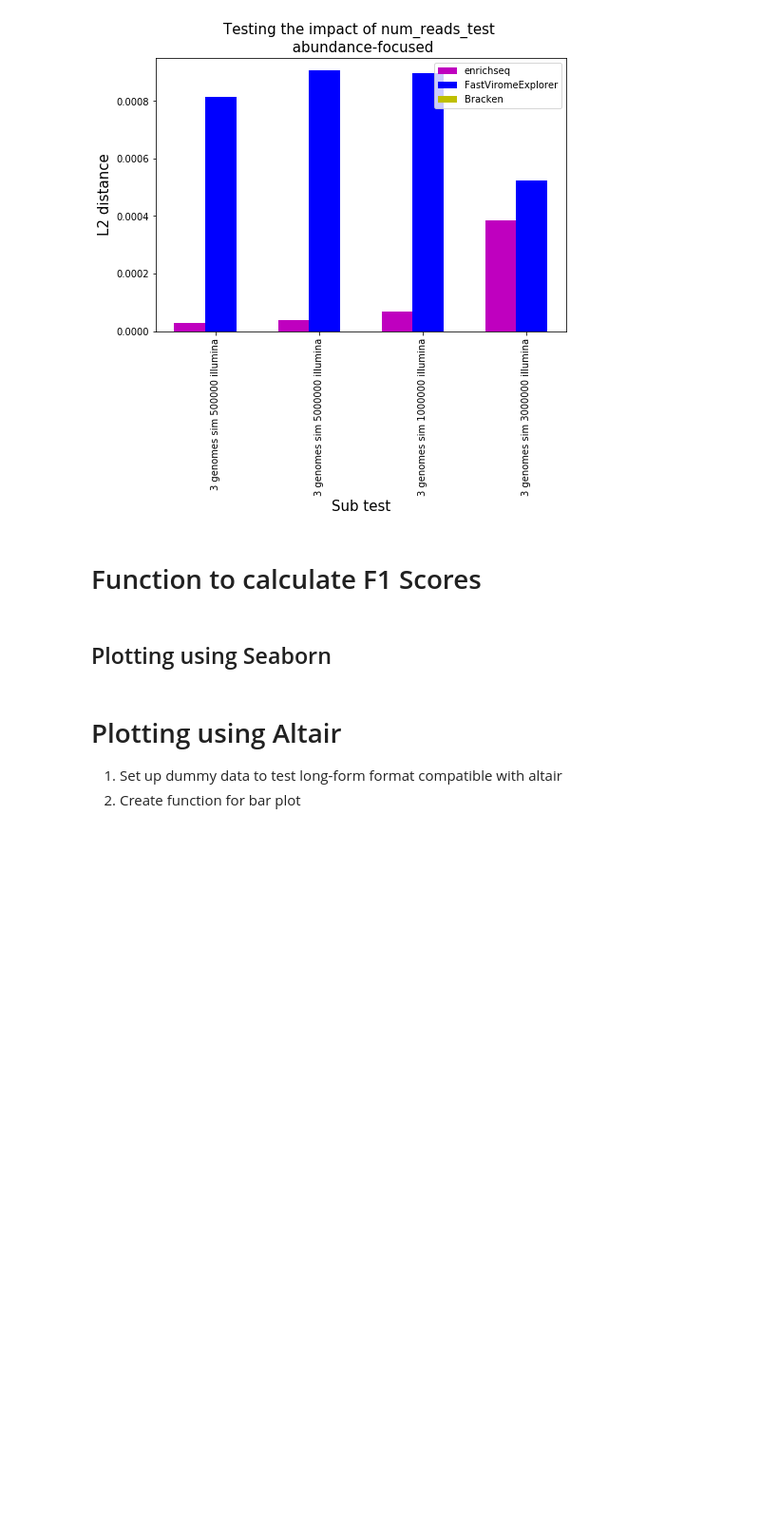
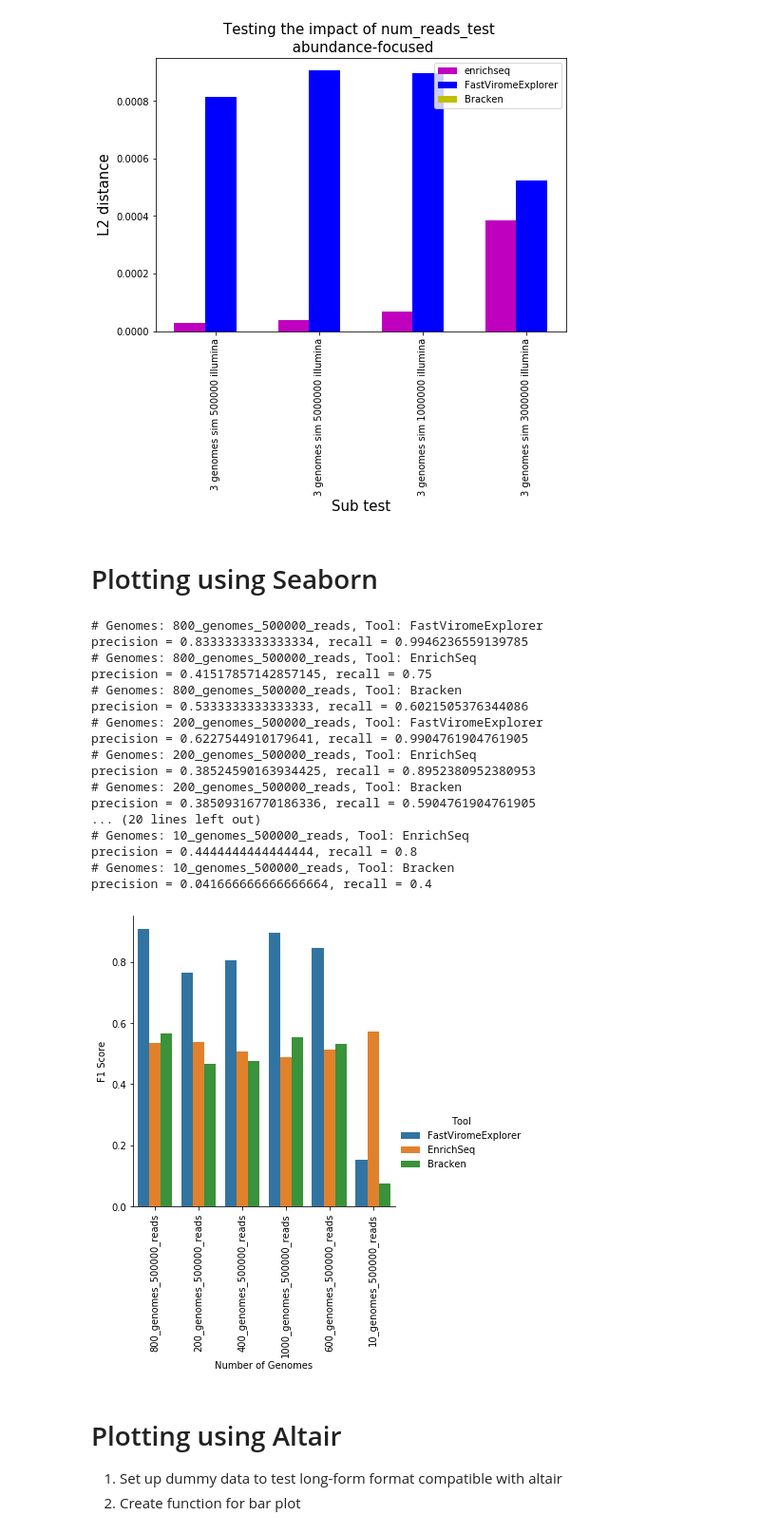
Before and after one commit to Dreycey/Phage-EnrichSeq, a Jupyter notebook: src/benchmarking/Benchmarking_Notebook.ipynb, the cells around one changed output. Shown at 95% size. Saved outputs shown, nothing was run; the diff lists cells and outputs as text; code cells hidden in the pictures; blank space fills up the shorter version.

Commit message:
Added Seaborn plotting for classification task

```diff
--- a/src/benchmarking/Benchmarking_Notebook.ipynb
+++ b/src/benchmarking/Benchmarking_Notebook.ipynb
@@ -813,5 +794,3 @@ plot_barplot(results, test='num_reads_test', metric='abundance')
 # %% [output]
 [figure]
 [figure]
-# %% [markdown]
-# Function to calculate F1 Scores
@@ -835,2 +797,2 @@ def calc_f1score(input_results):
 # %% [markdown]
-## Plotting using Seaborn
+# Plotting using Seaborn
@@ -837,3 +873,25 @@ def calc_f1score(input_results):
+# %%
+plot_bar_classification(results)
+#plot_bar_abundance(results)
+# %% [output]
+# Genomes: 800_genomes_500000_reads, Tool: FastViromeExplorer
+precision = 0.8333333333333334, recall = 0.9946236559139785
+# Genomes: 800_genomes_500000_reads, Tool: EnrichSeq
+precision = 0.41517857142857145, recall = 0.75
+# Genomes: 800_genomes_500000_reads, Tool: Bracken
+precision = 0.5333333333333333, recall = 0.6021505376344086
+# Genomes: 200_genomes_500000_reads, Tool: FastViromeExplorer
+precision = 0.6227544910179641, recall = 0.9904761904761905
+# Genomes: 200_genomes_500000_reads, Tool: EnrichSeq
+precision = 0.38524590163934425, recall = 0.8952380952380953
+# Genomes: 200_genomes_500000_reads, Tool: Bracken
+precision = 0.38509316770186336, recall = 0.5904761904761905
+... (20 lines left out)
+# Genomes: 10_genomes_500000_reads, Tool: EnrichSeq
+precision = 0.4444444444444444, recall = 0.8
+# Genomes: 10_genomes_500000_reads, Tool: Bracken
+precision = 0.041666666666666664, recall = 0.4
+[figure, added]
 # %% [markdown]
 # Plotting using Altair
 1. Set up dummy data to test long-form format compatible with altair
```
Also changed, not shown: parts of 5 cells of this notebook.
